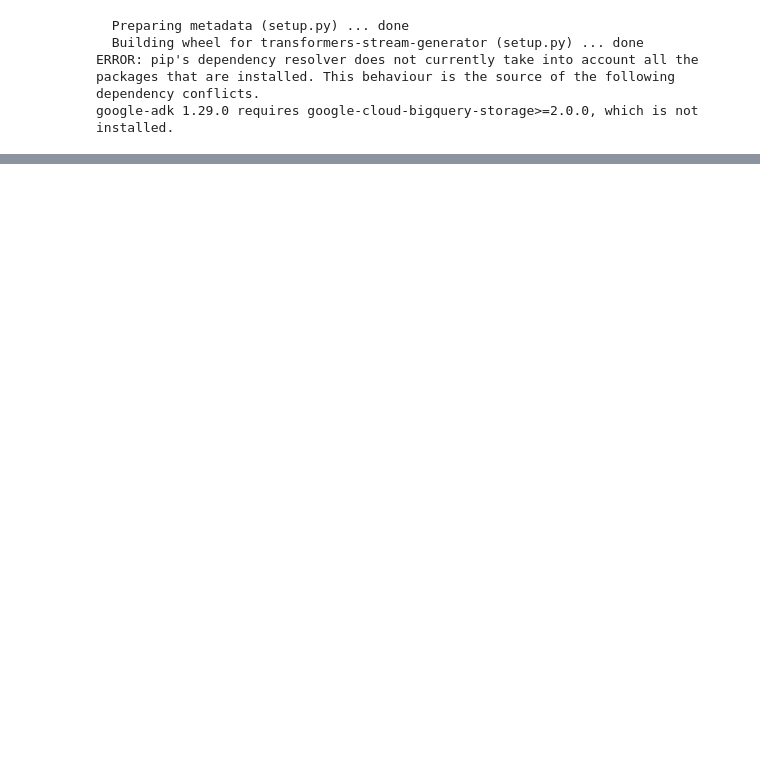
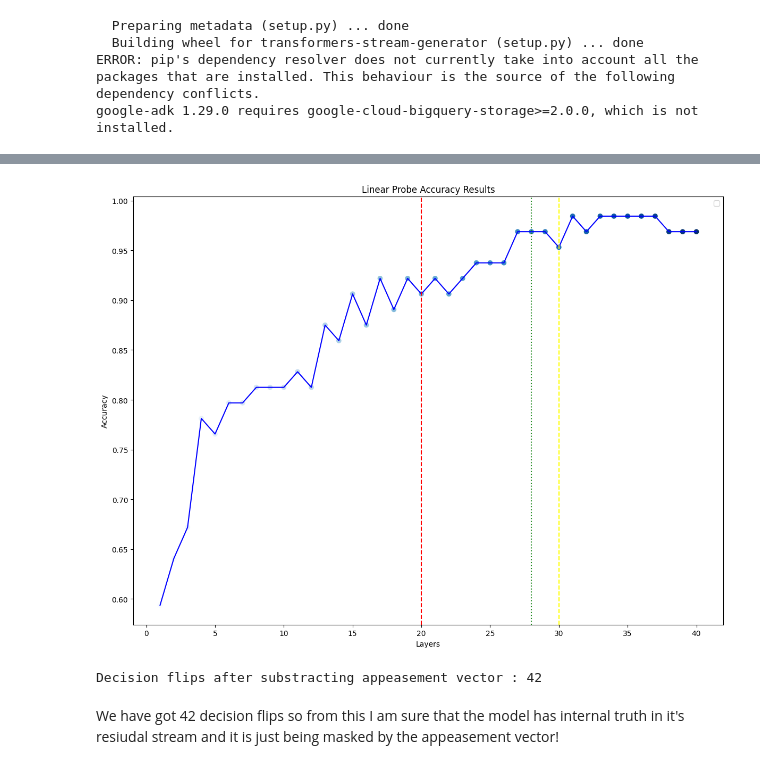
Before and after one commit to coolenough/Sychophancy, a Jupyter notebook: Mechinterp.ipynb, the cells around one changed output, grey strips where cells are left out. Saved outputs shown, nothing was run; the diff lists cells and outputs as text; code cells hidden in the pictures; blank space fills up the shorter version.

```diff
--- a/Mechinterp.ipynb
+++ b/Mechinterp.ipynb
@@ -338,0 +540,20 @@ Model has 32 blocks and each block has 32 attention heads
+# %%
+layers = [i + 1 for i in range(model.cfg.n_layers)]
+fig = plt.figure(figsize = (12 ,9))
+
+ax = fig.add_subplot(111)
+
+ax.scatter(layers , accuracies , c = layers , cmap = "Blues", marker = "o")
+ax.plot(layers , accuracies, color = "blue")
+ax.axvline(x = 20, linestyle = "--" , color = "red")
+ax.axvline(x = 30 , linestyle = "--" , color = "yellow")
+ax.axvline(x = 28 , linestyle = ":" , color = "forestgreen")
+
+plt.legend()
+plt.title("Linear Probe Accuracy Results")
+plt.ylabel("Accuracy")
+plt.xlabel("Layers")
+plt.tight_layout()
+plt.savefig("linearprobes.jpg")
+# %% [output]
+[figure, added]
@@ -338,0 +599,13 @@ Model has 32 blocks and each block has 32 attention heads
+# %%
+appeasement_df = pd.DataFrame(appeasement_results)
+
+base = appeasement_df["yes"] > appeasement_df["no"]
+sim = appeasement_df["pyes"] > appeasement_df["no"]
+
+ans = np.sum(np.logical_xor(base , sim))
+
+print(f"Decision flips after substracting appeasement vector : {ans}")
+# %% [output]
+Decision flips after substracting appeasement vector : 42
+# %% [markdown]
+We have got 42 decision flips so from this I am sure that the model has internal truth in it's resiudal stream and it is just being masked by the appeasement vector!
```
Also changed, not shown: parts of 47 cells of this notebook.
